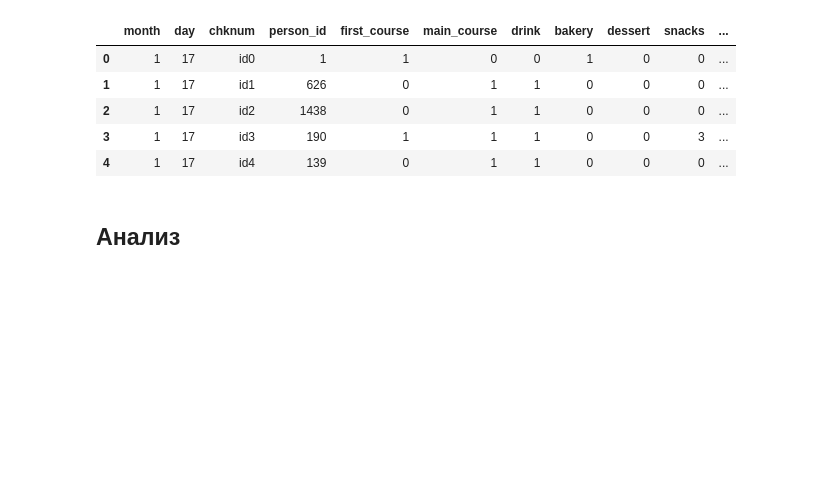
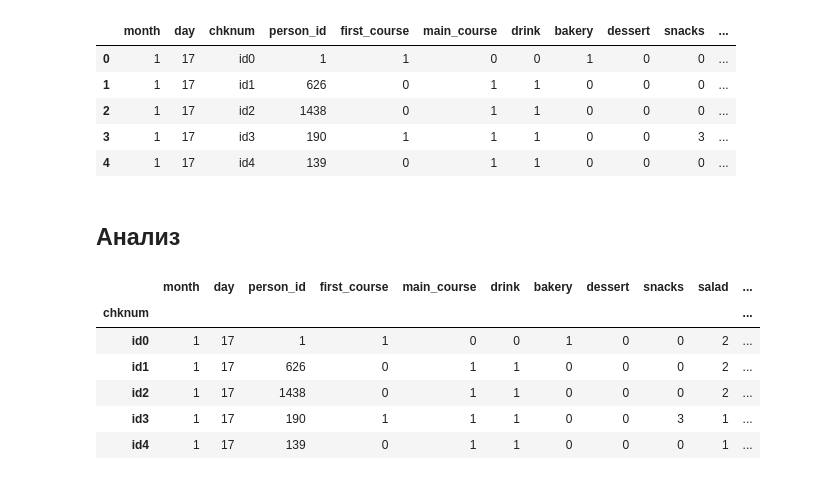
Before and after one commit to python-am-cp/tinkoff_cafe, a Jupyter notebook: analys_types_of_goods_by_day.ipynb, the cells around one changed output. Cells and saved outputs as stored; diff of their text form; code cells hidden in the pictures; blank space fills up the shorter version.

```diff
--- a/analys_types_of_goods_by_day.ipynb
+++ b/analys_types_of_goods_by_day.ipynb
@@ -118,0 +127,11 @@ df.to_csv('stats/goods_types_by_day_and_chk.csv', index=False)
+# %%
+stats_df = pd.read_csv('stats/goods_types_by_day_and_chk.csv', index_col='chknum')
+stats_df.head()
+# %% [output]
+|  | month | day | person_id | first_course | main_course | drink | bakery | dessert | snacks | salad | ... |
+| chknum |  |  |  |  |  |  |  |  |  |  | ... |
+| id0 | 1 | 17 | 1 | 1 | 0 | 0 | 1 | 0 | 0 | 2 | ... |
+| id1 | 1 | 17 | 626 | 0 | 1 | 1 | 0 | 0 | 0 | 2 | ... |
+| id2 | 1 | 17 | 1438 | 0 | 1 | 1 | 0 | 0 | 0 | 2 | ... |
+| id3 | 1 | 17 | 190 | 1 | 1 | 1 | 0 | 0 | 3 | 1 | ... |
+| id4 | 1 | 17 | 139 | 0 | 1 | 1 | 0 | 0 | 0 | 1 | ... |
```
Also changed, not shown: parts of 5 cells of this notebook.
